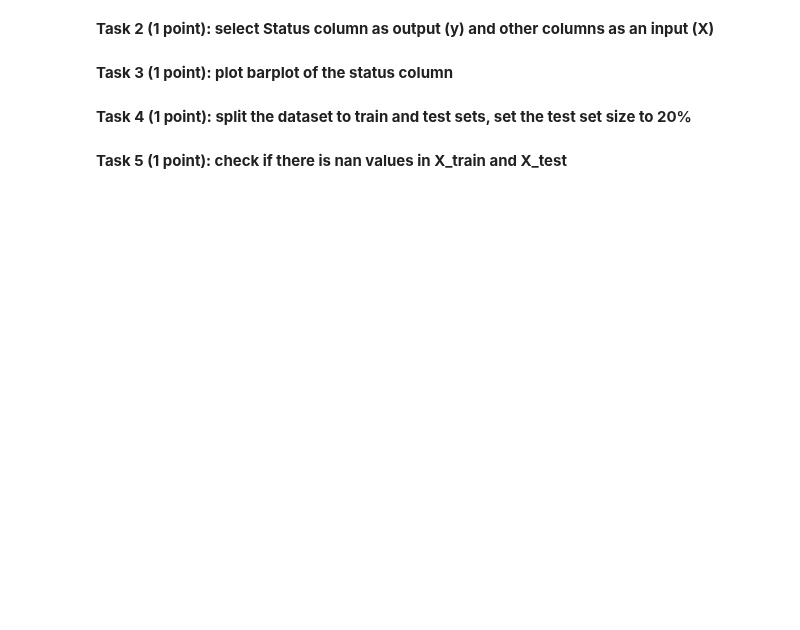
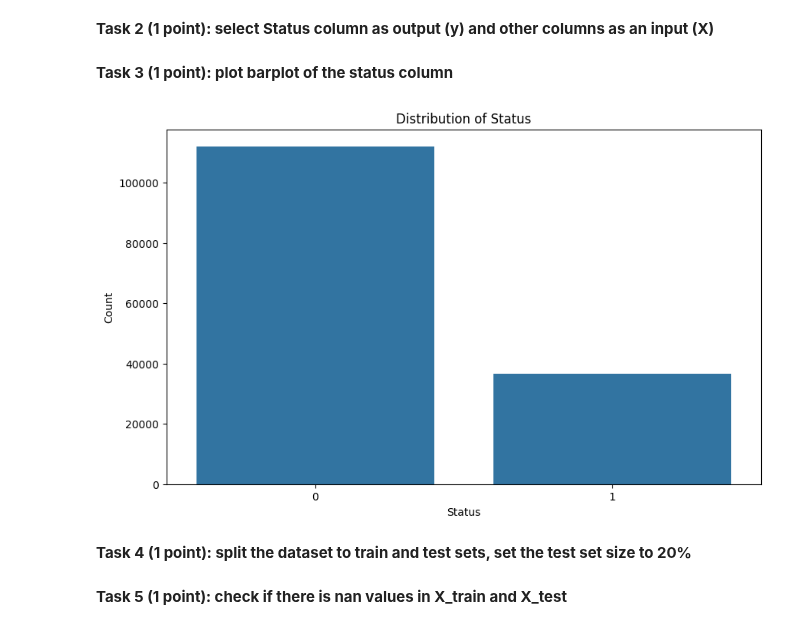
Before and after one commit to troniixx/uzh, a Jupyter notebook: Computational Science/Sem 2/ESC403/Exercise 5/Session_06.ipynb, the cells around one changed output. Drawn from its saved outputs; the diff is of its cells as text; code cells hidden in the pictures; blank space fills up the shorter version.

```diff
--- a/Computational Science/Sem 2/ESC403/Exercise 5/Session_06.ipynb
+++ b/Computational Science/Sem 2/ESC403/Exercise 5/Session_06.ipynb
@@ -58,6 +66,18 @@ df.head()
 # %% [markdown]
 **Task 2 (1 point): select Status column as output (y) and other columns as an input (X)**
+# %%
+out = df["Status"]
+input = df.drop("Status", axis = 1)
 # %% [markdown]
 **Task 3 (1 point): plot barplot of the status column**
+# %%
+plt.figure(figsize=(10, 6))
+sns.countplot(x=out)
+plt.title("Distribution of Status")
+plt.xlabel("Status")
+plt.ylabel("Count")
+plt.show()
+# %% [output]
+[figure, added]
 # %% [markdown]
 **Task 4 (1 point): split the dataset to train and test sets, set the test set size to 20%**
```
Also changed, not shown: parts of 10 cells of this notebook.
